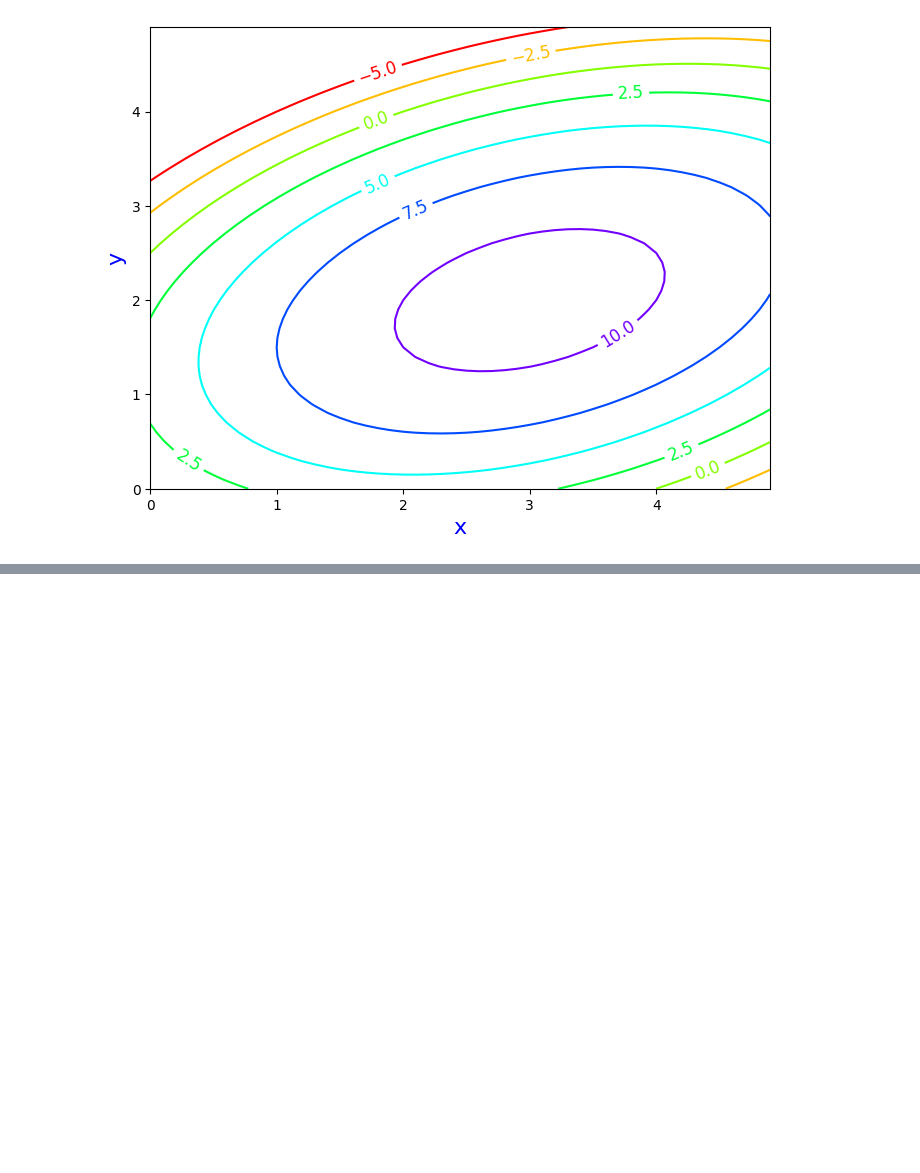
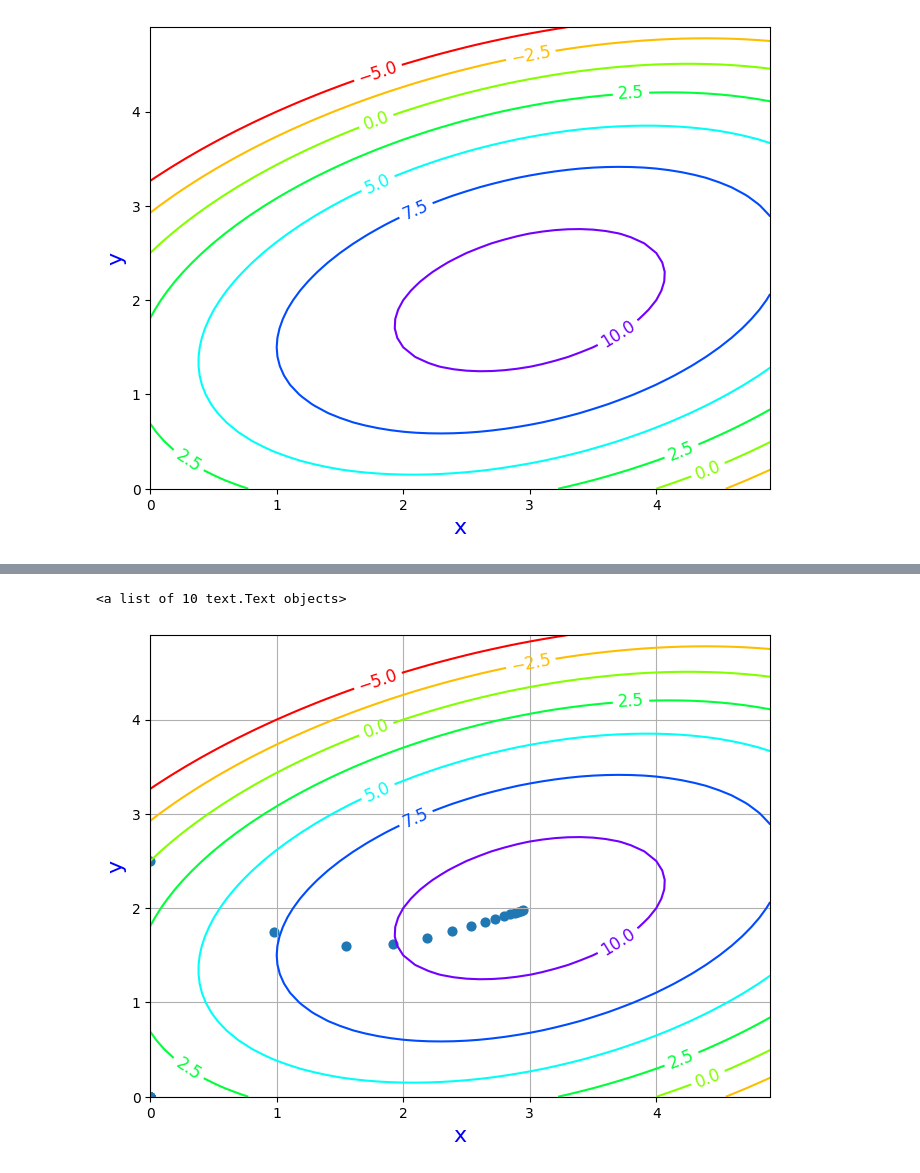
Before and after one commit to Tomoki-Ishikura/lecture_infosys, a Jupyter notebook: BasicOptim.ipynb, the cells around one changed output, grey strips where cells are left out. Cells and saved outputs as stored; diff of their text form; code cells hidden in the pictures; blank space fills up the shorter version.

```diff
--- a/BasicOptim.ipynb
+++ b/BasicOptim.ipynb
@@ -151,2 +120,32 @@ ax3.clabel(Cont2, fontsize = 12)
+# %%
+"""
+このブロックは結果のまとめの図示
+プロットは計算の経過を可視化するためなので，最適化計算には直接関係しません．
+ですので，ここは実行しなくても計算結果に影響がありません．
+"""
+
+# 計算過程で保存しておいたx, y, Fの値をRecord変数から取り出す．
+x_result=Record[:,0]
+y_result=Record[:,1]
+F_result=Record[:,2]
+
+# グラフを表示する準備
+fig3 = plt.figure(figsize = (8, 6))
+
+# FigureにAxes(軸)を追加
+ax3 = fig3.add_subplot()
+# 軸ラベルを設定，ラベルの文字とフォントサイズと色
+ax3.set_xlabel("x", size = 16, color = "blue")
+ax3.set_ylabel("y", size = 16, color = "blue")
+
+ax3.grid() # 罫線
+
+Scat = ax3.scatter(x_result,y_result, s=40) # 繰り返し計算の軌跡
+Cont2 = ax3.contour(X, Y, F0, cmap = "hsv", levels = hight) # 関数の等高線
+# 等高線ラベルを設定
+ax3.clabel(Cont2, fontsize = 12)
+# %% [output]
+<a list of 10 text.Text objects>
+[figure, added]
 # %%
 """
```
Also changed, not shown: parts of 5 cells of this notebook.
